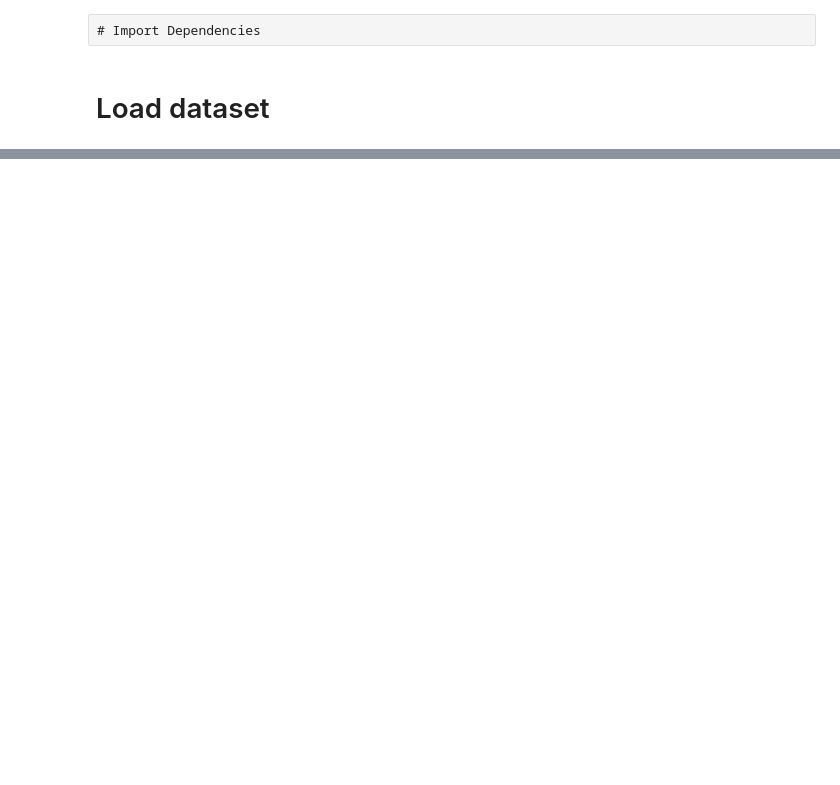
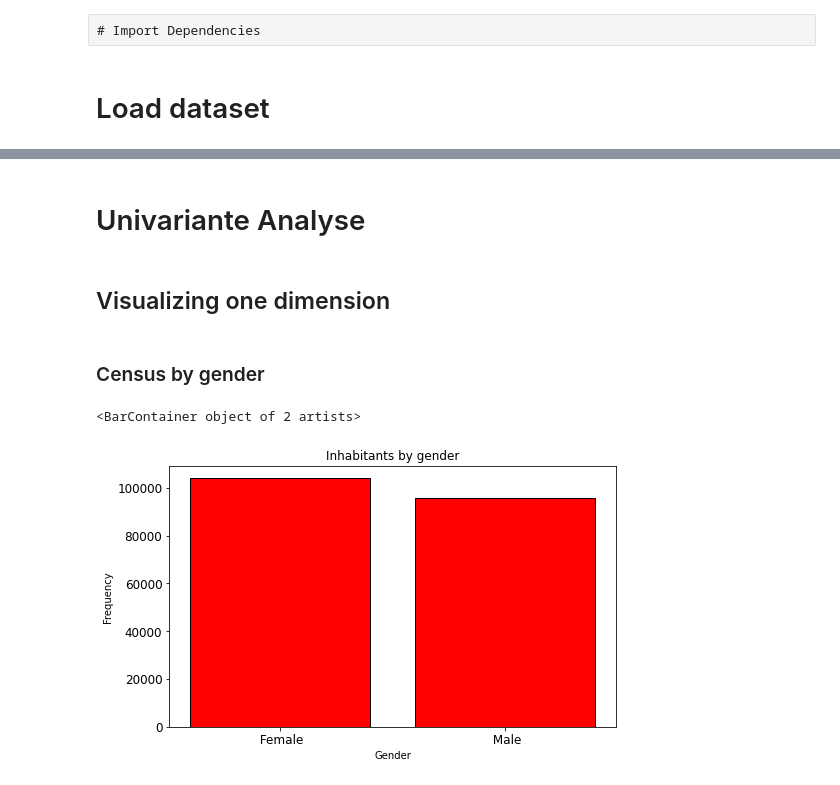
Before and after one commit to FlorianMold/fh-data-science, a Jupyter notebook: census-income.ipynb, the cells around one changed output, grey strips where cells are left out. Cells and saved outputs as stored; diff of their text form; code cells hidden in the pictures; blank space fills up the shorter version.

```diff
--- a/census-income.ipynb
+++ b/census-income.ipynb
@@ -25,0 +108,23 @@ census_income.head()
+# %% [markdown]
+# Univariante Analyse
+# %% [markdown]
+## Visualizing one dimension
+# %% [markdown]
+### Census by gender
+# %%
+fig = plt.figure(figsize=(8, 5))
+fig.subplots_adjust(top=0.85, wspace=0.3)
+
+ax = fig.add_subplot(1, 1, 1)
+ax.set_title("Inhabitants by gender")
+ax.set_xlabel('Gender')
+ax.set_ylabel('Frequency')
+
+empSex = census_income['sex'].value_counts()
+empSex = (list(empSex.index), list(empSex.values))
+
+ax.tick_params(axis='both', which='major', labelsize=12)
+ax.bar(empSex[0], empSex[1], color='red', edgecolor='black', linewidth=1)
+# %% [output]
+<BarContainer object of 2 artists>
+[figure, added]
```
Also changed, not shown: parts of 29 cells of this notebook, 3 other files.
